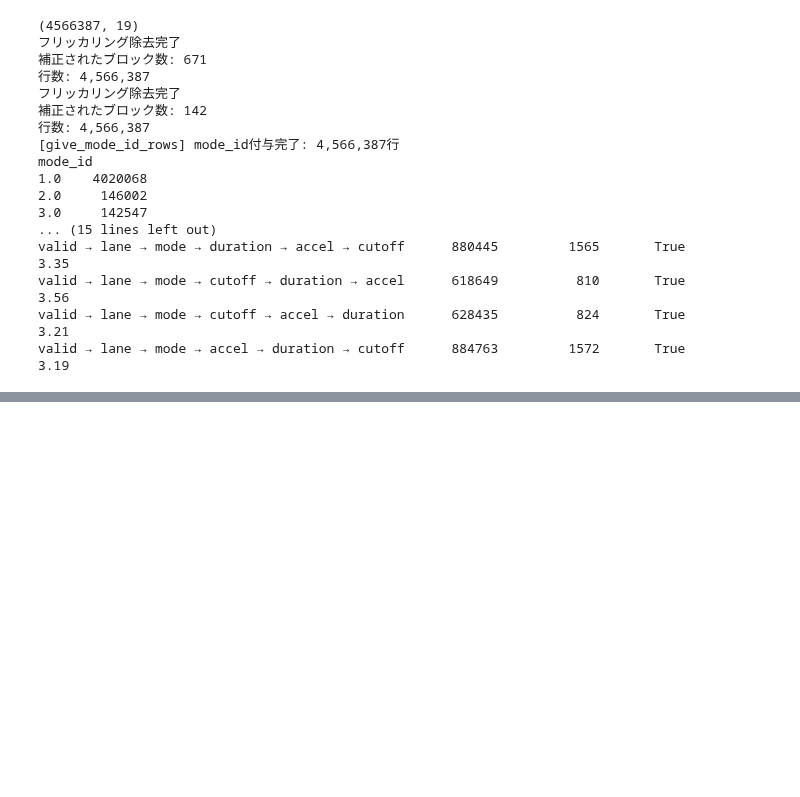
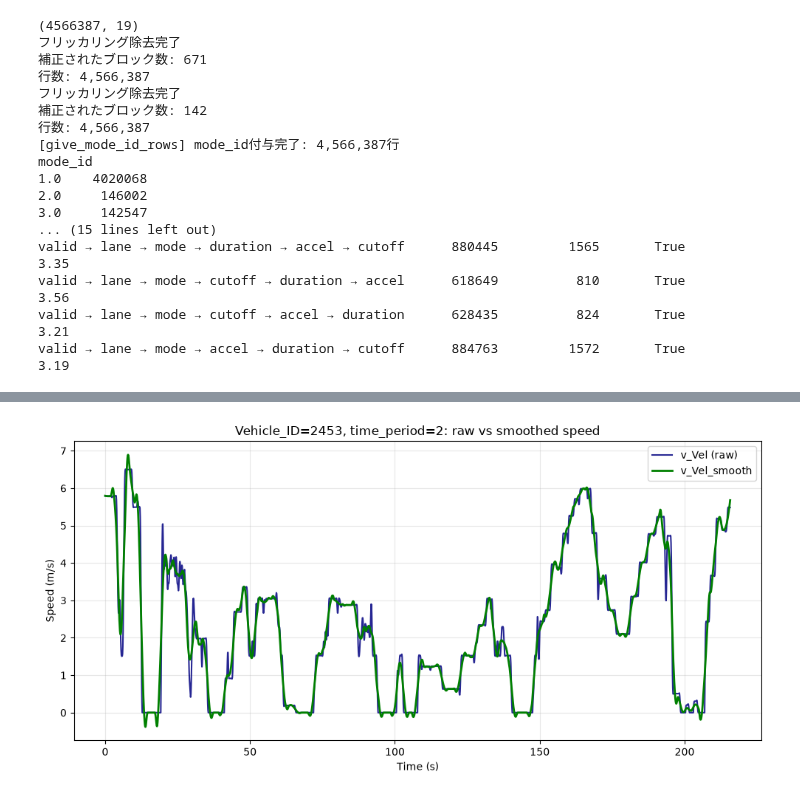
Before and after one commit to tenn0126/Game_Theory_Algorithm, a Jupyter notebook: notebooks/00_data_prep_ex.ipynb, the cells around one changed output, grey strips where cells are left out. Saved outputs shown, nothing was run; the diff lists cells and outputs as text; code cells hidden in the pictures; blank space fills up the shorter version.

```diff
--- a/notebooks/00_data_prep_ex.ipynb
+++ b/notebooks/00_data_prep_ex.ipynb
@@ -421,0 +647,17 @@ log_df[log_df['step']=='duration'].groupby('position')['pairs_removed'].describe
+# %%
+import matplotlib.pyplot as plt
+
+sample_smoothed = smooth_speed(sample, window_length=40, polyorder=3)
+
+plt.figure(figsize=(10, 5))
+plt.plot(t_sec, sample['v_Vel'] * 0.3048, label='v_Vel (raw)', color='navy', alpha=0.85)
+plt.plot(t_sec, sample_smoothed['v_Vel_smooth'] * 0.3048, label='v_Vel_smooth', color='green', linewidth=2)
+plt.xlabel('Time (s)')
+plt.ylabel('Speed (m/s)')
+plt.title(f'Vehicle_ID={vehicle_id}, time_period={time_period}: raw vs smoothed speed')
+plt.legend()
+plt.grid(alpha=0.3)
+plt.tight_layout()
+plt.show()
+# %% [output]
+[figure, added]
```
Also changed, not shown: parts of 14 cells of this notebook.
